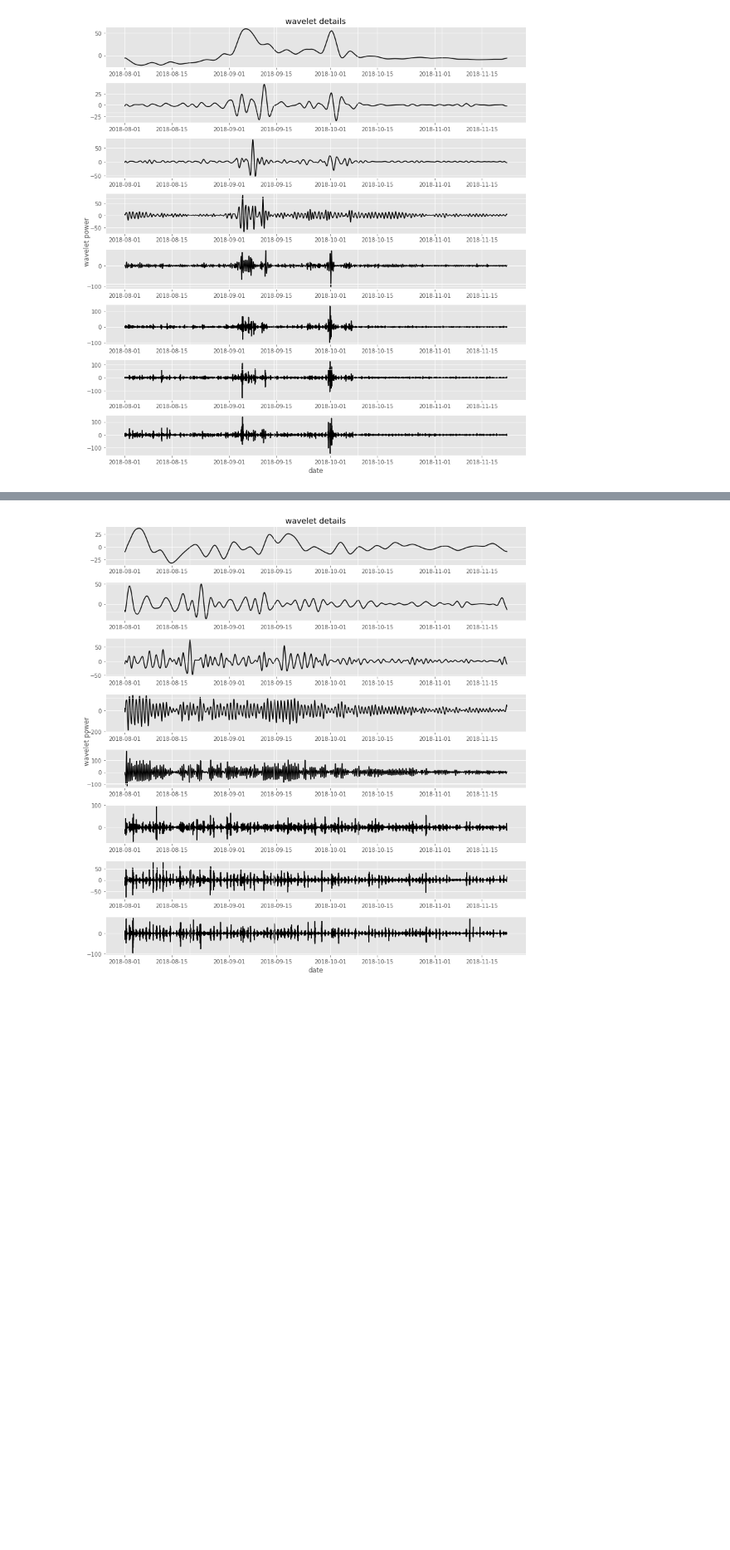
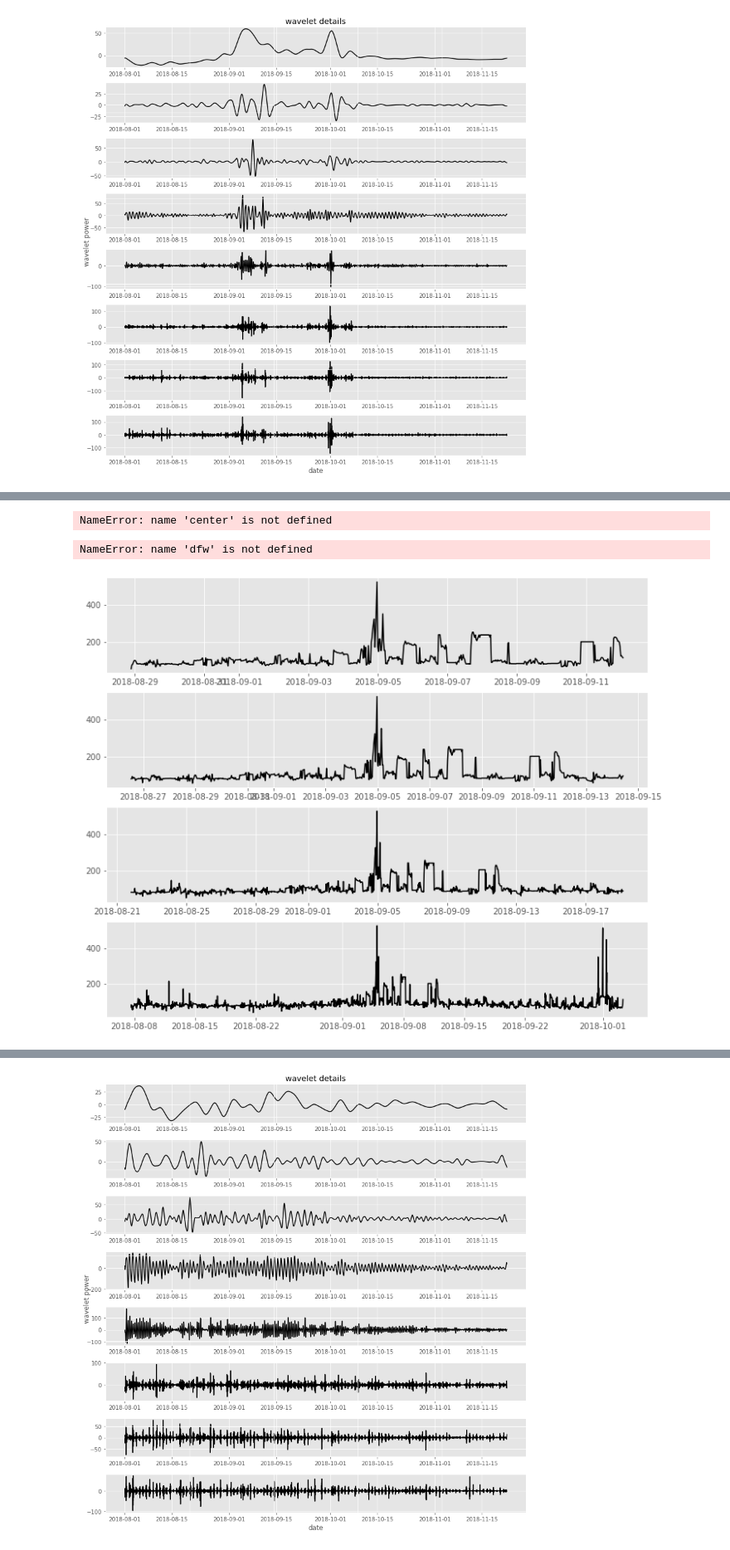
Before and after one commit to ottobriner/wavelet-partition, a Jupyter notebook: FLX_JP-BBY.ipynb, the cells around one changed output, grey strips where cells are left out. Shown at 83% size. Cells and saved outputs as stored; diff of their text form; code cells hidden in the pictures; blank space fills up the shorter version.

```diff
--- a/FLX_JP-BBY.ipynb
+++ b/FLX_JP-BBY.ipynb
@@ -89,0 +90,25 @@ p.reconst(dfw.index, df.loc[dfw.index, 'FCH4'], csumM, scalesM, ypM, filename='2
+# %%
+zdate = pd.to_datetime('2018-09-05')
+# %%
+window = [int(center-len(dfw.index)/4),
+          int(center+len(dfw.index)/4)]
+# %% [output]
+NameError: name 'center' is not defined
+# %%
+center = dfw.index.get_loc(zdate)
+[start, stop] = [int(center-len(dfw.index)/4),
+                 int(center+len(dfw.index)/4)]
+# %% [output]
+NameError: name 'dfw' is not defined
+# %%
+fig, ax = plt.subplots(4,1, figsize = (12,10))
+
+center = dfw.index.get_loc(zdate)
+for i in range(len(csumM)):
+
+    [start, stop] = [int(center-len(dfw.index)/((i+1)*4)),
+                     int(center+len(dfw.index)/((i+1)*4))]
+
+    ax[len(csumM)-i-1].plot(dfw.iloc[start:stop].index, dfw['FCH4_F'].iloc[start:stop], 'k')
+# %% [output]
+[figure, added]
```
Also changed, not shown: parts of 3 cells of this notebook, 1 other file.
